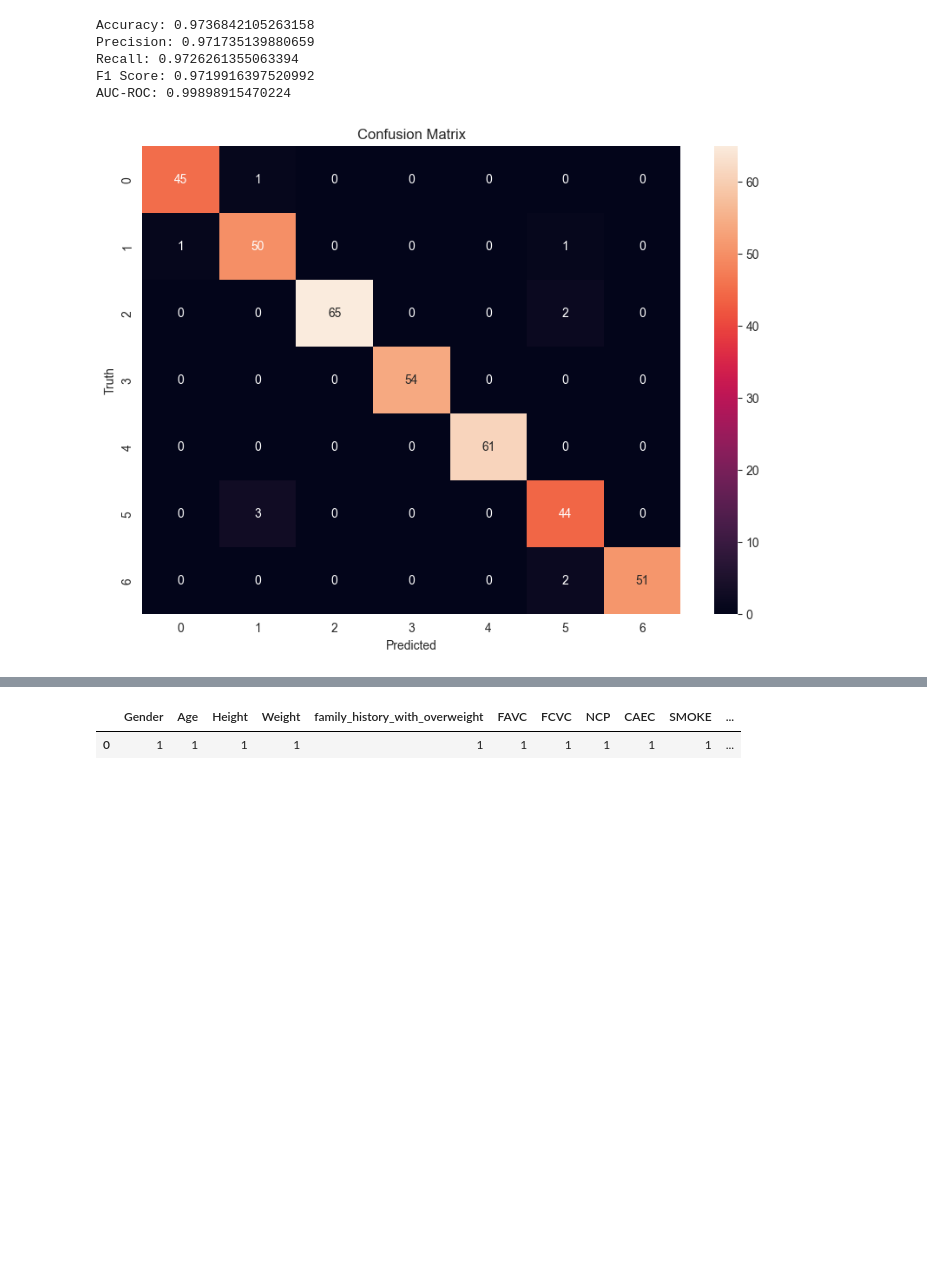
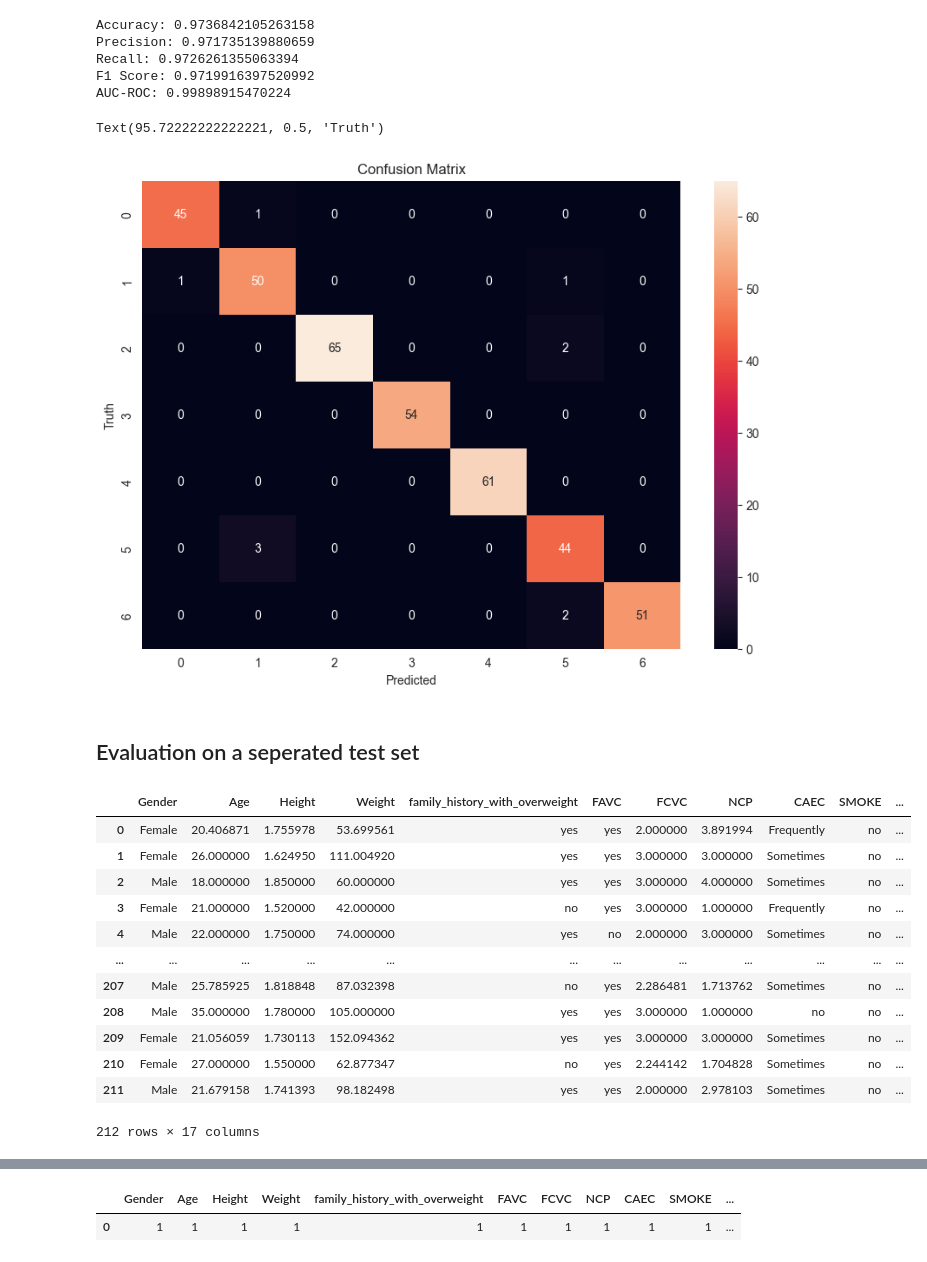
Before and after one commit to othytrigui/Obesity-level-prediction, a Jupyter notebook: main.ipynb, the cells around one changed output, grey strips where cells are left out. Drawn from its saved outputs; the diff is of its cells as text; code cells hidden in the pictures; blank space fills up the shorter version.

```diff
--- a/main.ipynb
+++ b/main.ipynb
@@ -182,7 +192,28 @@ AUC-ROC: 0.99898915470224
 # %%
 plt.figure(figsize=(10,7))
 sns.heatmap(cm, annot=True, fmt='d')
+plt.title('Confusion Matrix')
 plt.xlabel('Predicted')
 plt.ylabel('Truth')
 # %% [output]
+Text(95.72222222222221, 0.5, 'Truth')
 [figure]
+# %% [markdown]
+## Evaluation on a seperated test set
+# %%
+df_test_final = pd.read_csv(r'data/test.csv')
+df_test_final
+# %% [output]
+|  | Gender | Age | Height | Weight | family_history_with_overweight | FAVC | FCVC | NCP | CAEC | SMOKE | ... |
+| 0 | Female | 20.406871 | 1.755978 | 53.699561 | yes | yes | 2.000000 | 3.891994 | Frequently | no | ... |
+| 1 | Female | 26.000000 | 1.624950 | 111.004920 | yes | yes | 3.000000 | 3.000000 | Sometimes | no | ... |
+| 2 | Male | 18.000000 | 1.850000 | 60.000000 | yes | yes | 3.000000 | 4.000000 | Sometimes | no | ... |
+| 3 | Female | 21.000000 | 1.520000 | 42.000000 | no | yes | 3.000000 | 1.000000 | Frequently | no | ... |
+| 4 | Male | 22.000000 | 1.750000 | 74.000000 | yes | no | 2.000000 | 3.000000 | Sometimes | no | ... |
+| ... | ... | ... | ... | ... | ... | ... | ... | ... | ... | ... | ... |
+| 207 | Male | 25.785925 | 1.818848 | 87.032398 | no | yes | 2.286481 | 1.713762 | Sometimes | no | ... |
+| 208 | Male | 35.000000 | 1.780000 | 105.000000 | yes | yes | 3.000000 | 1.000000 | no | no | ... |
+| 209 | Female | 21.056059 | 1.730113 | 152.094362 | yes | yes | 3.000000 | 3.000000 | Sometimes | no | ... |
+| 210 | Female | 27.000000 | 1.550000 | 62.877347 | no | yes | 2.244142 | 1.704828 | Sometimes | no | ... |
+| 211 | Male | 21.679158 | 1.741393 | 98.182498 | yes | yes | 2.000000 | 2.978103 | Sometimes | no | ... |
+212 rows × 17 columns
```
Also changed, not shown: parts of 7 cells of this notebook, 1 other file.
